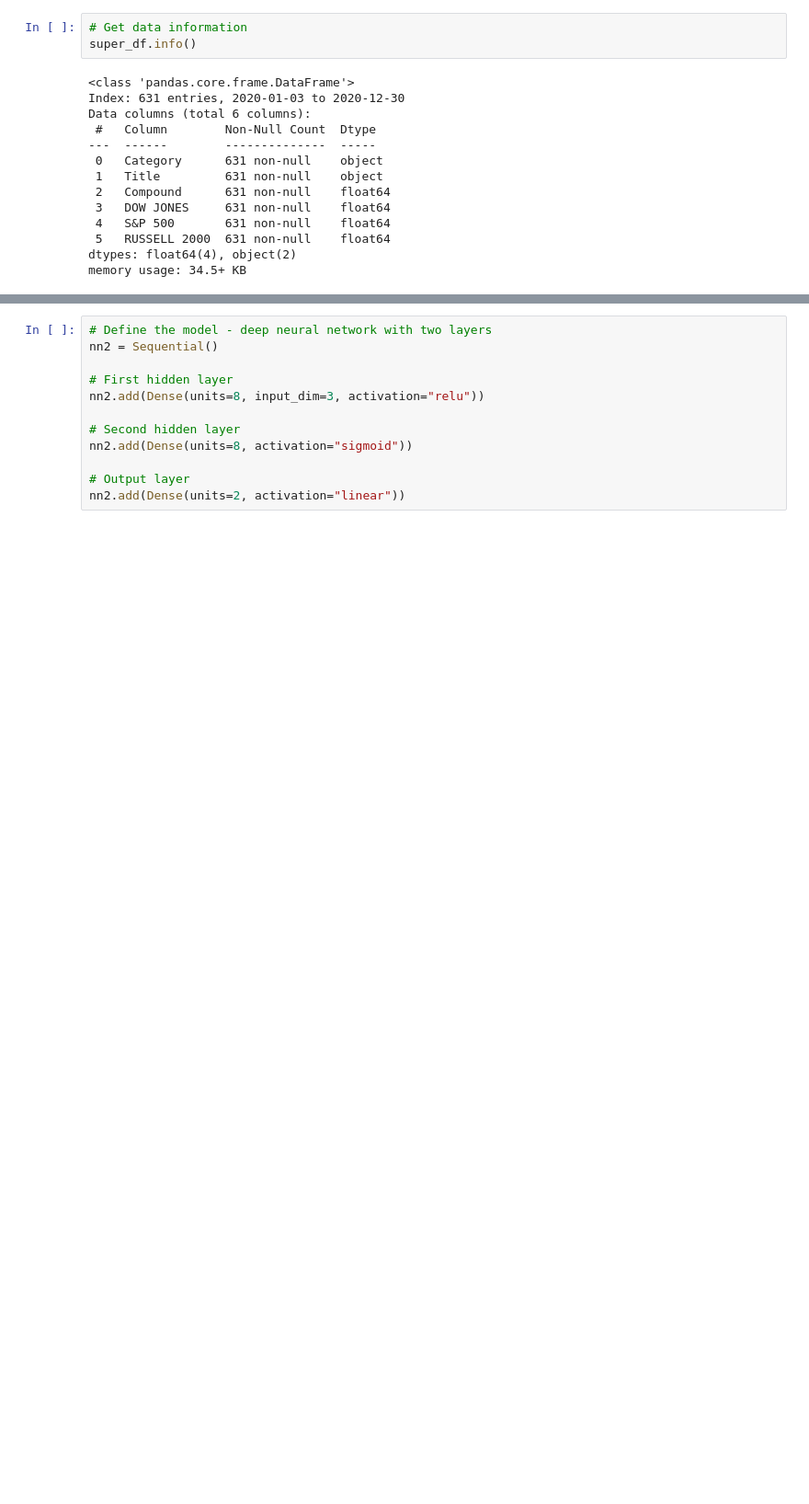
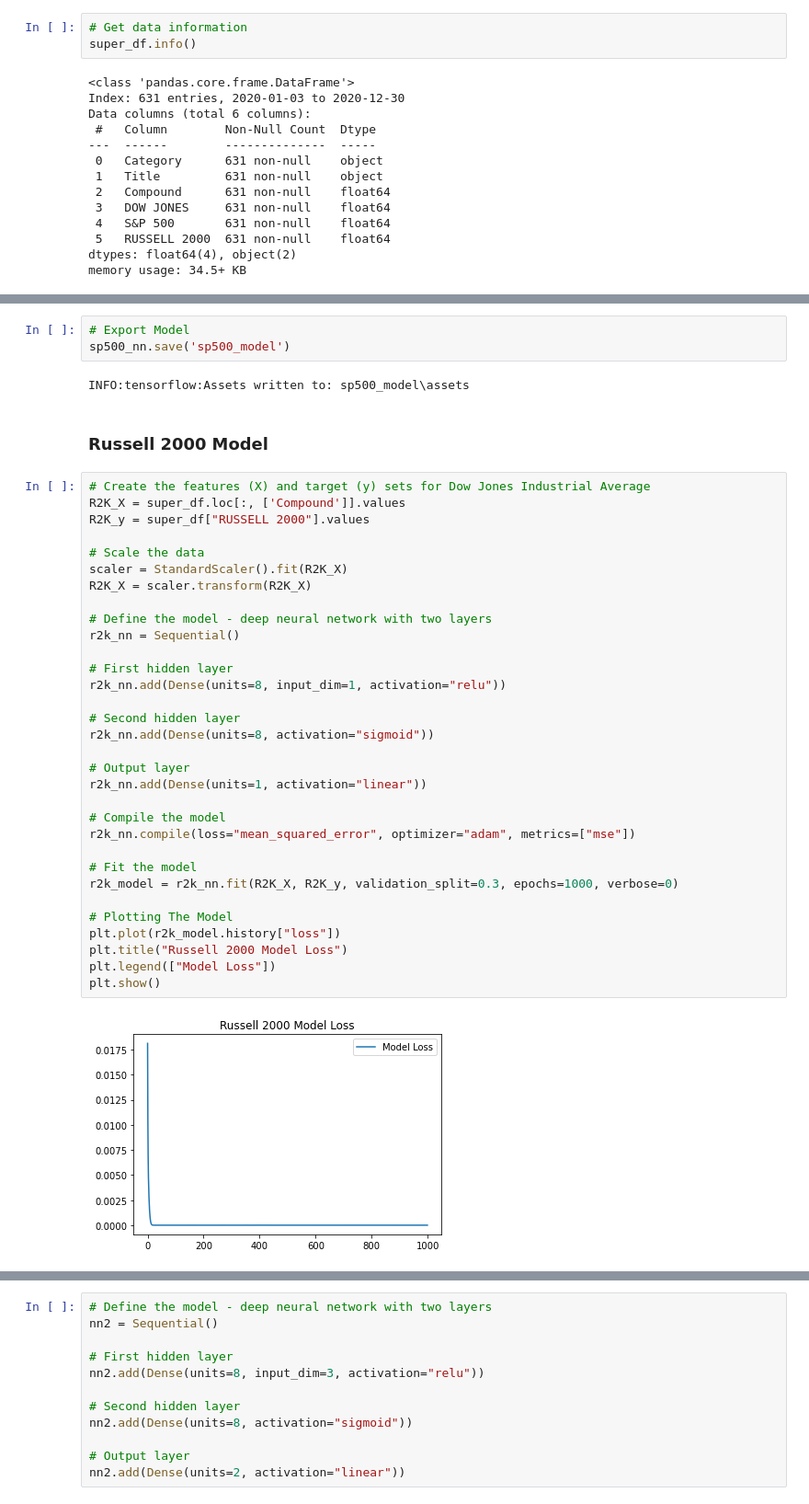
Before and after one commit to ShreyDudhia/StockVoice, a Jupyter notebook: ClickBait.ipynb, the cells around one changed output, grey strips where cells are left out. Shown at 92% size. Drawn from its saved outputs; the diff is of its cells as text; blank space fills up the shorter version.

```diff
--- a/ClickBait.ipynb
+++ b/ClickBait.ipynb
@@ -231,0 +293,41 @@ super_model_1 = nn1.fit(X, y, validation_split=0.3, epochs=400, verbose= 0)
+# %%
+# Export Model
+sp500_nn.save('sp500_model')
+# %% [output]
+INFO:tensorflow:Assets written to: sp500_model\assets
+# %% [markdown]
+### Russell 2000 Model
+# %%
+# Create the features (X) and target (y) sets for Dow Jones Industrial Average
+R2K_X = super_df.loc[:, ['Compound']].values
+R2K_y = super_df["RUSSELL 2000"].values
+
+# Scale the data
+scaler = StandardScaler().fit(R2K_X)
+R2K_X = scaler.transform(R2K_X)
+
+# Define the model - deep neural network with two layers
+r2k_nn = Sequential()
+
+# First hidden layer
+r2k_nn.add(Dense(units=8, input_dim=1, activation="relu"))
+
+# Second hidden layer
+r2k_nn.add(Dense(units=8, activation="sigmoid"))
+
+# Output layer
+r2k_nn.add(Dense(units=1, activation="linear"))
+
+# Compile the model
+r2k_nn.compile(loss="mean_squared_error", optimizer="adam", metrics=["mse"])
+
+# Fit the model
+r2k_model = r2k_nn.fit(R2K_X, R2K_y, validation_split=0.3, epochs=1000, verbose=0)
+
+# Plotting The Model
+plt.plot(r2k_model.history["loss"])
+plt.title("Russell 2000 Model Loss")
+plt.legend(["Model Loss"])
+plt.show()
+# %% [output]
+[figure, added]
```
Also changed, not shown: parts of 16 cells of this notebook, 11 other files.
